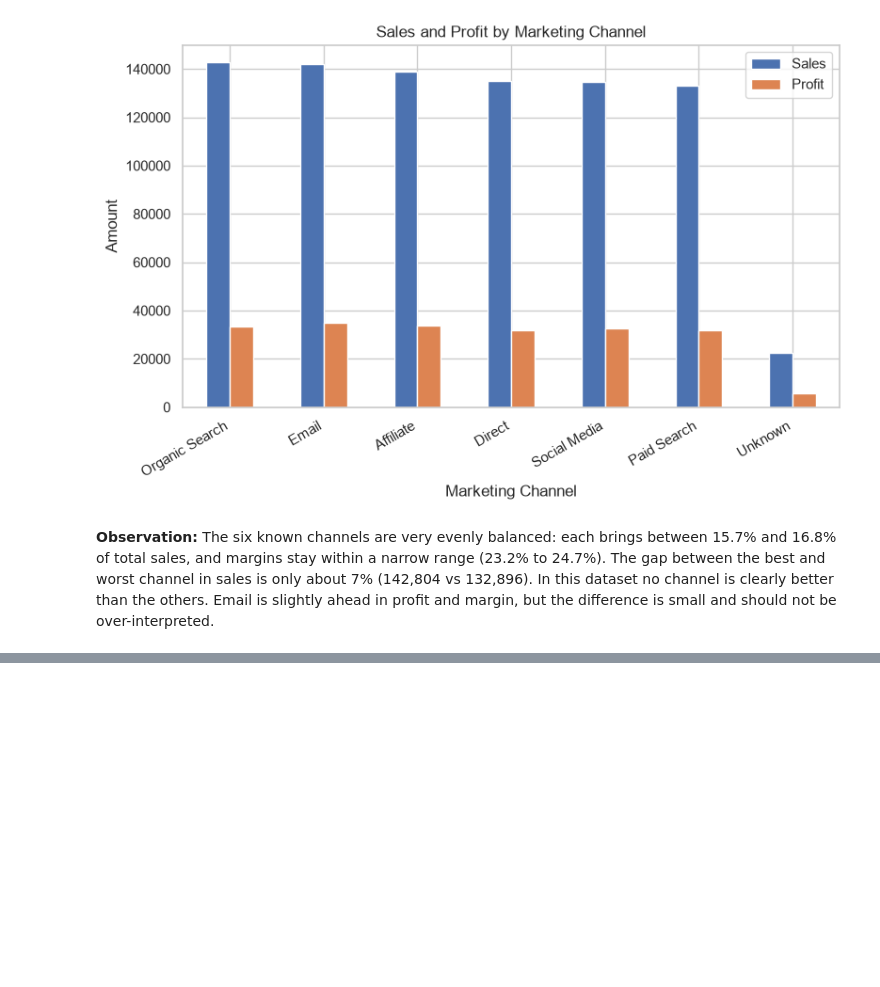
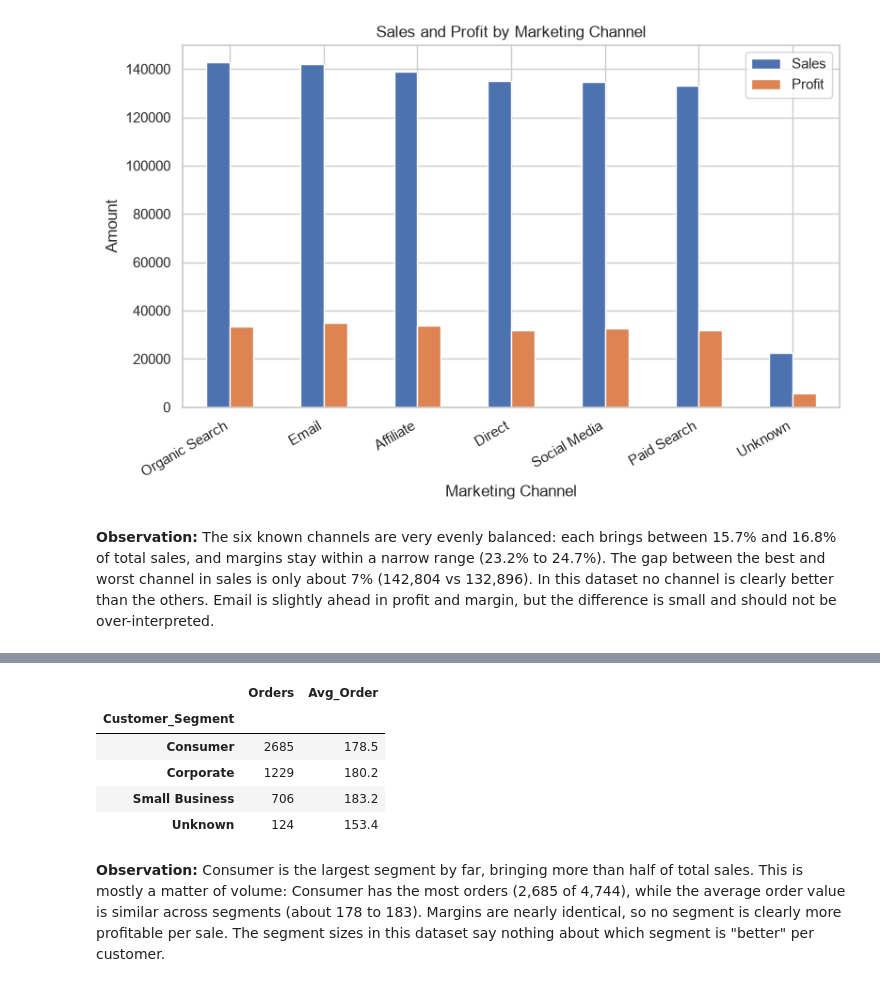
Before and after one commit to ariful3551/Ecommerce-Orders-Analysis, a Jupyter notebook: notebooks/03_eda_visualization.ipynb, the cells around one changed output, grey strips where cells are left out. Cells and saved outputs as stored; diff of their text form; code cells hidden in the pictures; blank space fills up the shorter version.

```diff
--- a/notebooks/03_eda_visualization.ipynb
+++ b/notebooks/03_eda_visualization.ipynb
@@ -252,0 +278,11 @@ plt.show()
+# %%
+sales_df.groupby("Customer_Segment").agg(Orders=("Order_ID", "count"), Avg_Order=("Sales", "mean")).round(1)
+# %% [output]
+|  | Orders | Avg_Order |
+| Customer_Segment |  |  |
+| Consumer | 2685 | 178.5 |
+| Corporate | 1229 | 180.2 |
+| Small Business | 706 | 183.2 |
+| Unknown | 124 | 153.4 |
+# %% [markdown]
+**Observation:** Consumer is the largest segment by far, bringing more than half of total sales. This is mostly a matter of volume: Consumer has the most orders (2,685 of 4,744), while the average order value is similar across segments (about 178 to 183). Margins are nearly identical, so no segment is clearly more profitable per sale. The segment sizes in this dataset say nothing about which segment is "better" per customer.
```
Also changed, not shown: parts of 4 cells of this notebook, 1 other file.
